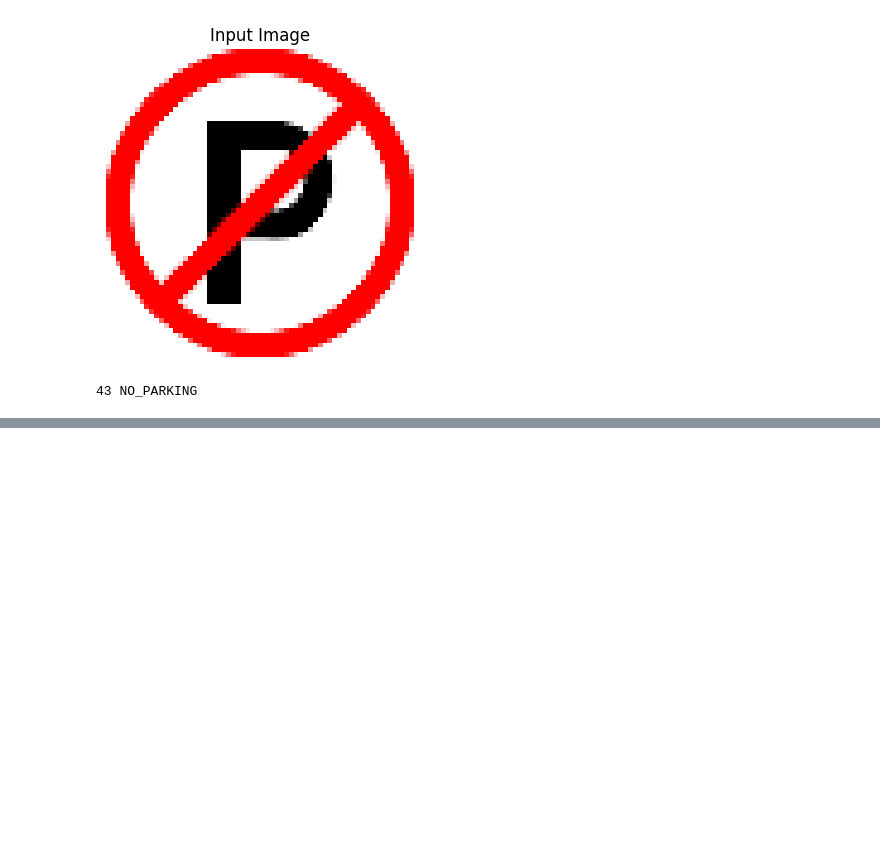
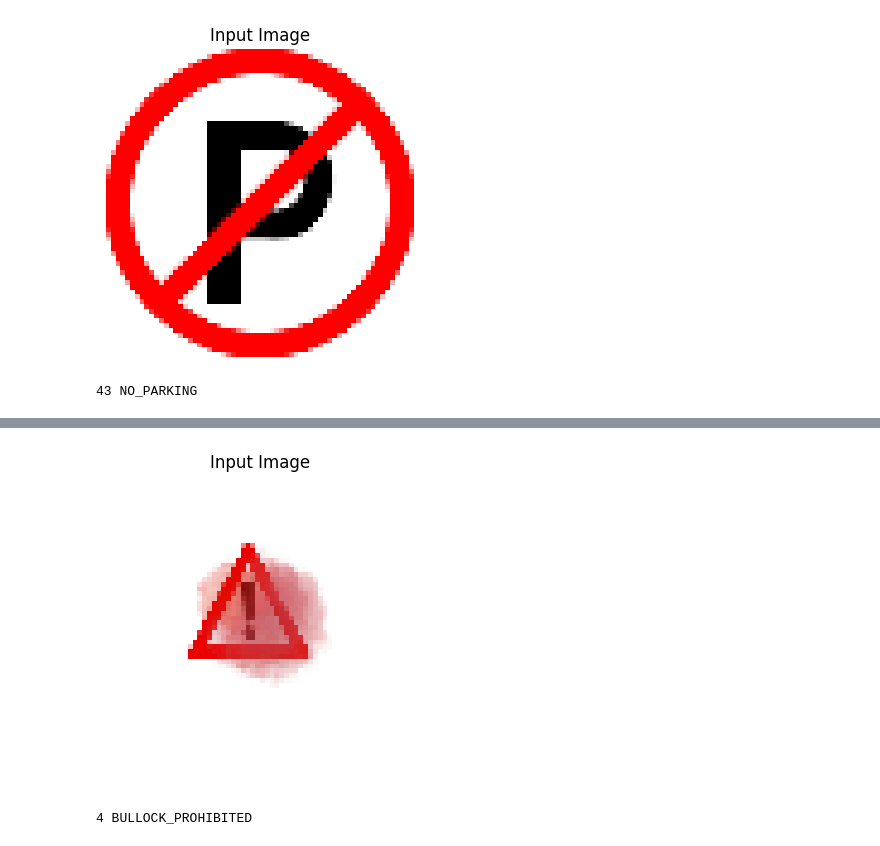
Before and after one commit to NishthaJethani/traffic-sign-detection-recognition, a Jupyter notebook: traffic_sign_detection_recognition.ipynb, the cells around one changed output, grey strips where cells are left out. Cells and saved outputs as stored; diff of their text form; code cells hidden in the pictures; blank space fills up the shorter version.

```diff
--- a/traffic_sign_detection_recognition.ipynb
+++ b/traffic_sign_detection_recognition.ipynb
@@ -342,2 +326,23 @@ print(predicted_class_index, signs[predicted_class_index])
 [figure]
 58 SCHOOL_AHEAD
+# %%
+new_image_path = '/content/drive/MyDrive/Deep_Learning/11.png'
+img = image.load_img(new_image_path, target_size=(64, 64))
+img_array = image.img_to_array(img)
+img_array = np.expand_dims(img_array, axis=0)
+
+predictions = model2.predict(img_array)
+
+
+img_array = np.reshape(img_array, (1, 64, 64, 3))
+img_array = img_array/255.0
+plt.figure(figsize=(8, 4))
+plt.imshow(img_array[0])
+plt.title("Input Image")
+plt.axis('off')
+
+plt.show()
+
+predicted_class_index = np.argmax(predictions)
+print(predicted_class_index, signs[predicted_class_index])
+# %% [output]
@@ -343,0 +350,2 @@ print(predicted_class_index, signs[predicted_class_index])
+[figure, added]
+4 BULLOCK_PROHIBITED
```
Also changed, not shown: parts of 16 cells of this notebook.
